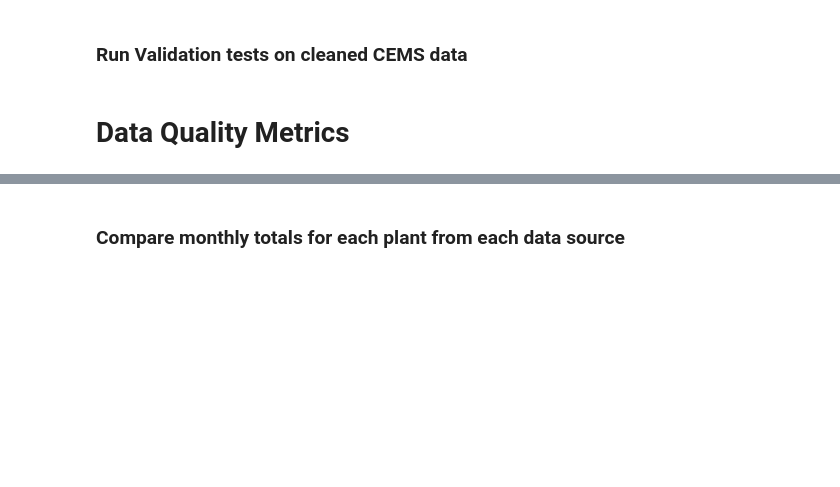
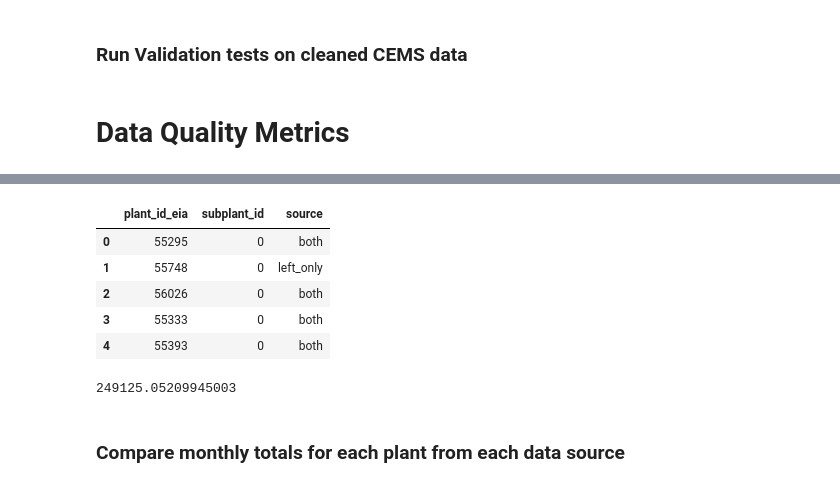
Before and after one commit to singularity-energy/open-grid-emissions, a Jupyter notebook: notebooks/data_validation.ipynb, the cells around one changed output, grey strips where cells are left out. Cells and saved outputs as stored; diff of their text form; code cells hidden in the pictures; blank space fills up the shorter version.

```diff
--- a/notebooks/data_validation.ipynb
+++ b/notebooks/data_validation.ipynb
@@ -98,0 +103,11 @@ cems_missing_esc_test[['plant_id_eia','unitid']].drop_duplicates()
+# %%
+year = 2020
+cems = pd.read_csv(f'../data/outputs/{year}/cems_{year}.csv', dtype=get_dtypes())
+partial_cems_scaled = pd.read_csv(f'../data/outputs/{year}/partial_cems_scaled_{year}.csv', dtype=get_dtypes())
+eia923_allocated = pd.read_csv(f'../data/outputs/{year}/eia923_allocated_{year}.csv', dtype=get_dtypes())
+
+plant_attributes = pd.read_csv(f"../data/outputs/{year}/plant_static_attributes_{year}.csv")
+eia923_allocated = eia923_allocated.merge(plant_attributes, how="left", on="plant_id_eia")
+cems = cems.merge(plant_attributes, how="left", on="plant_id_eia")
+# %%
+partial_cems_scaled = partial_cems_scaled.merge(plant_attributes, how="left", on="plant_id_eia")
@@ -99,3 +182,19 @@ cems_missing_esc_test[['plant_id_eia','unitid']].drop_duplicates()
+# %%
+subplants_ided_as_pc = test_eia.loc[test_eia["hourly_data_source"] == 'partial_cems', ["plant_id_eia","subplant_id"]].drop_duplicates()
+subplants_in_pc = test_pc[["plant_id_eia","subplant_id"]].drop_duplicates()
+pc_overlap = subplants_ided_as_pc.merge(subplants_in_pc, how="outer", on=["plant_id_eia","subplant_id"], indicator="source")
+pc_overlap
+# %% [output]
+|  | plant_id_eia | subplant_id | source |
+| 0 | 55295 | 0 | both |
+| 1 | 55748 | 0 | left_only |
+| 2 | 56026 | 0 | both |
+| 3 | 55333 | 0 | both |
+| 4 | 55393 | 0 | both |
+# %%
+test_cems.loc[test_cems['plant_id_eia'] == 55748, "net_generation_mwh"].sum()
+# %% [output]
+249125.05209945003
 # %% [markdown]
 ### Compare monthly totals for each plant from each data source
 # %%
```
Also changed, not shown: parts of 11 cells of this notebook, 8 other files.
